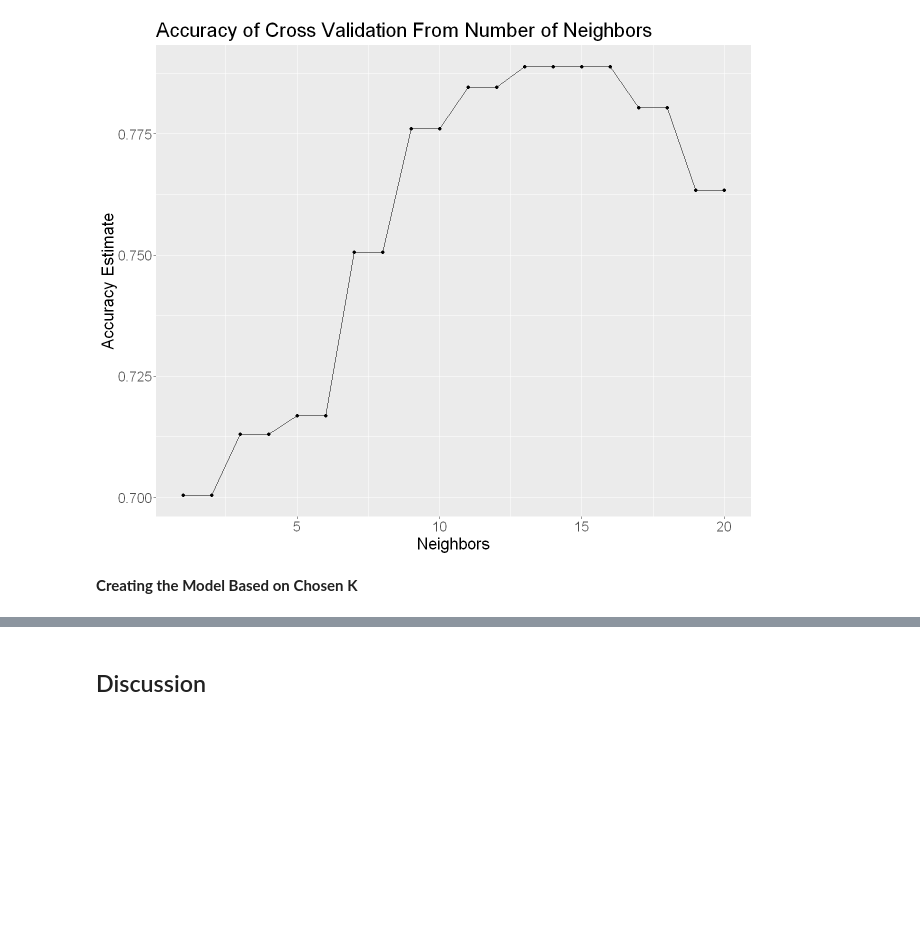
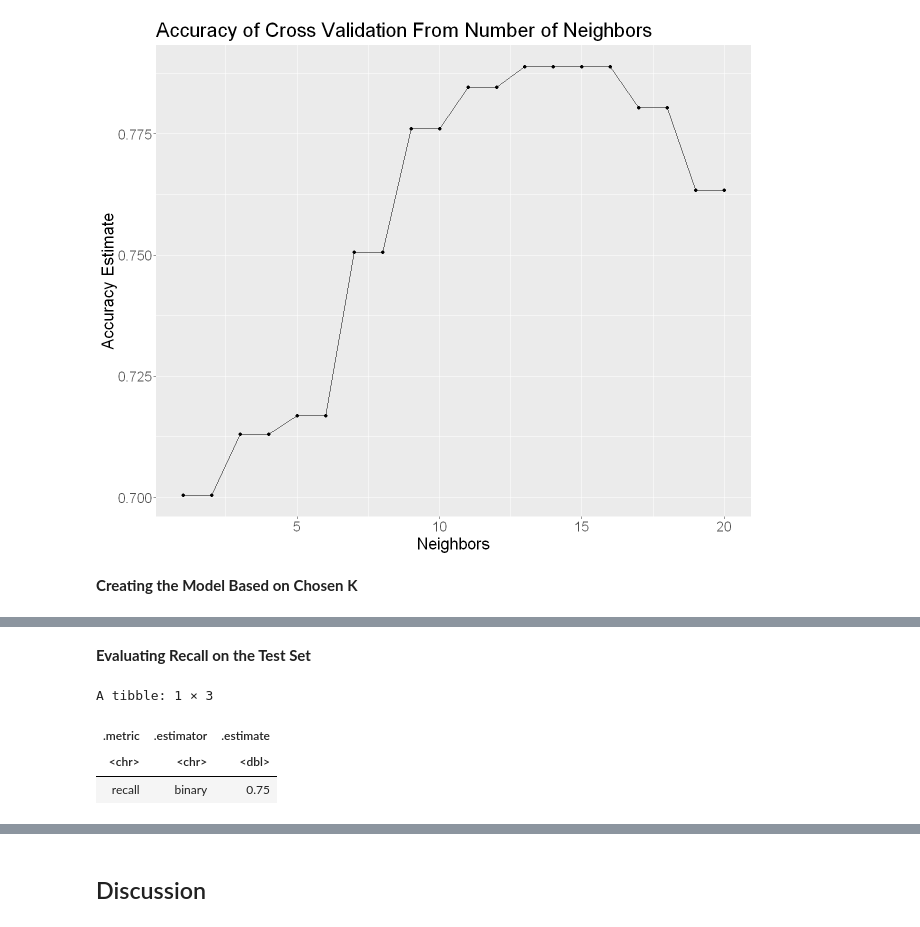
Before and after one commit to Jaboott/DSCI100-Project, a Jupyter notebook: Final_Report.ipynb, the cells around one changed output, grey strips where cells are left out. Cells and saved outputs as stored; diff of their text form; code cells hidden in the pictures; blank space fills up the shorter version.

```diff
--- a/Final_Report.ipynb
+++ b/Final_Report.ipynb
@@ -770,0 +803,12 @@ Best k: 14
+# %% [markdown]
+**Evaluating Recall on the Test Set**
+# %%
+cleveland_test_recall <- cleveland_test_predictions |>
+  recall(truth = num, estimate = .pred_class, event_level = "second")
+
+cleveland_test_recall
+# %% [output]
+A tibble: 1 × 3
+| .metric | .estimator | .estimate |
+| <chr> | <chr> | <dbl> |
+| recall | binary | 0.75 |
```
Also changed, not shown: parts of 11 cells of this notebook.
